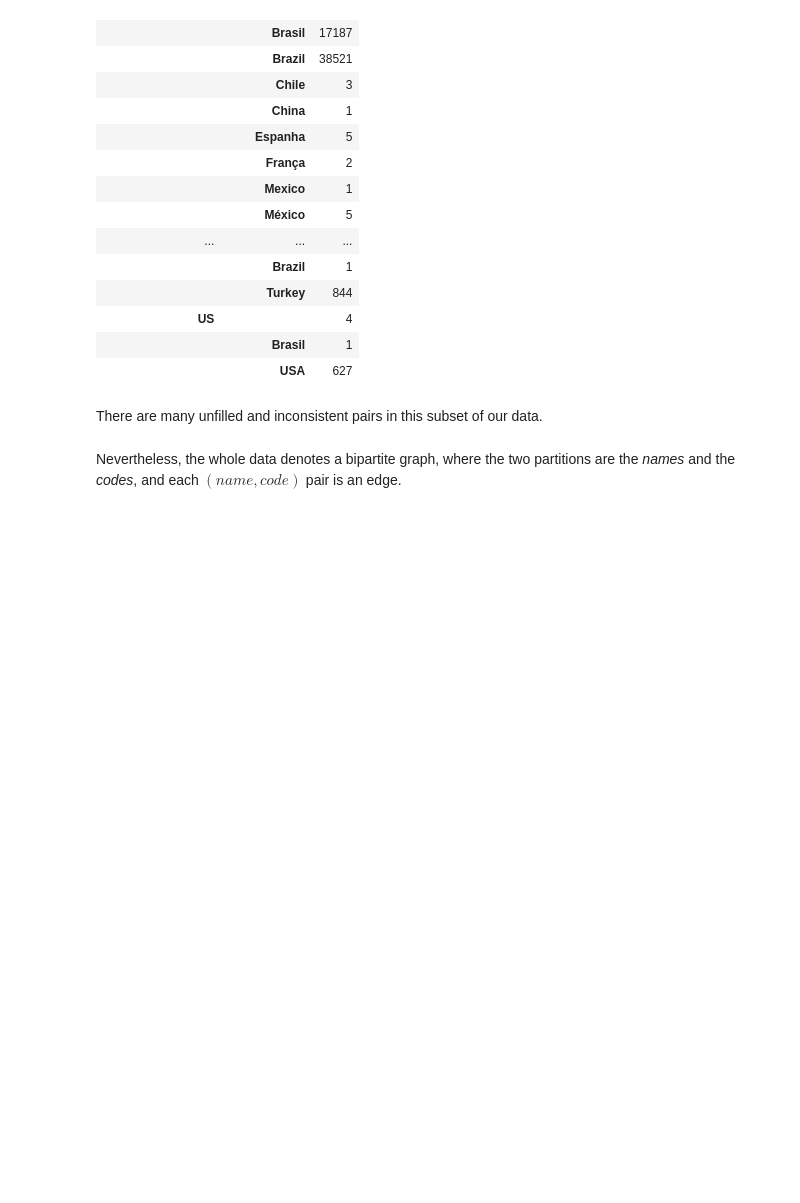
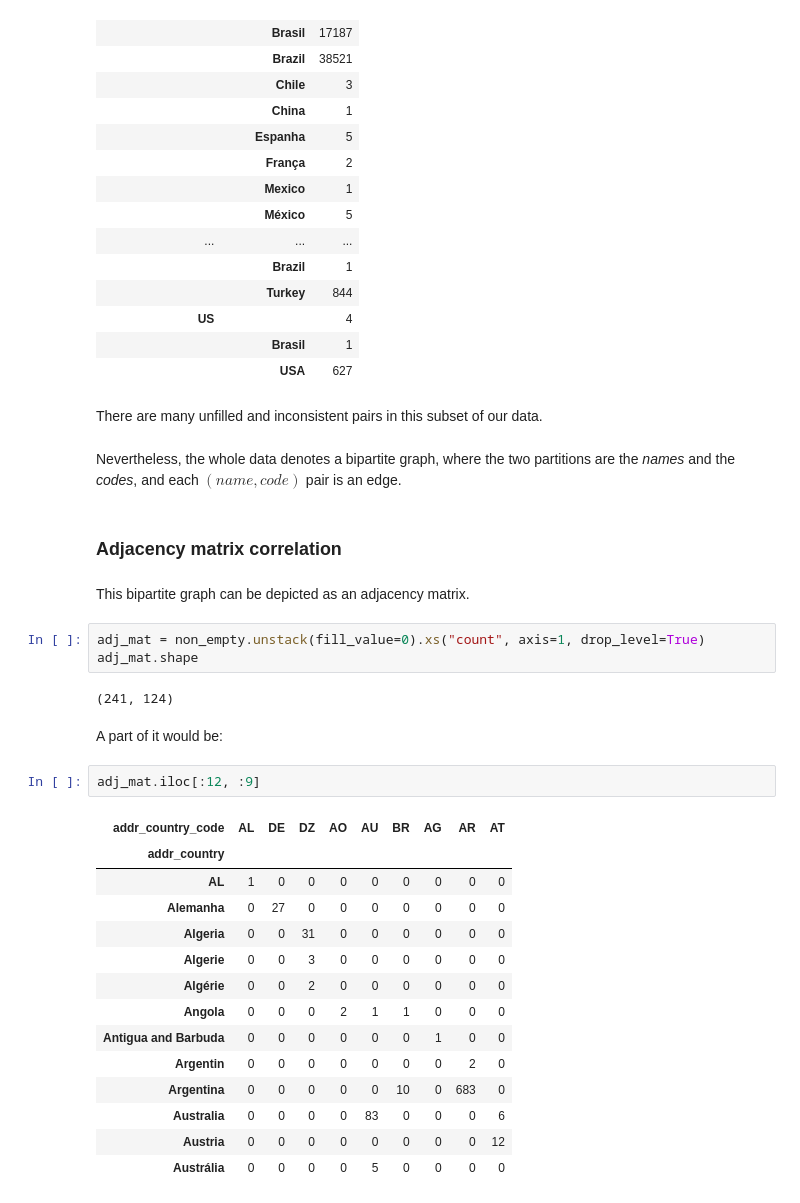
Before and after one commit to scieloorg/normalizations-experiments, a Jupyter notebook: experiments_2018-06_country.ipynb, the cells around one changed output. Saved outputs shown, nothing was run; the diff lists cells and outputs as text; blank space fills up the shorter version.

```diff
--- a/experiments_2018-06_country.ipynb
+++ b/experiments_2018-06_country.ipynb
@@ -325,3 +329,31 @@ There are many unfilled and inconsistent pairs in this subset of our data.
 Nevertheless, the whole data denotes a bipartite graph,
 where the two partitions are the *names* and the *codes*,
 and each $(name, code)$ pair is an edge.
+# %% [markdown]
+### Adjacency matrix correlation
+# %% [markdown]
+This bipartite graph can be depicted as an adjacency matrix.
+# %%
+adj_mat = non_empty.unstack(fill_value=0).xs("count", axis=1, drop_level=True)
+adj_mat.shape
+# %% [output]
+(241, 124)
+# %% [markdown]
+A part of it would be:
+# %%
+adj_mat.iloc[:12, :9]
+# %% [output]
+| addr_country_code | AL | DE | DZ | AO | AU | BR | AG | AR | AT |
+| addr_country |  |  |  |  |  |  |  |  |  |
+| AL | 1 | 0 | 0 | 0 | 0 | 0 | 0 | 0 | 0 |
+| Alemanha | 0 | 27 | 0 | 0 | 0 | 0 | 0 | 0 | 0 |
+| Algeria | 0 | 0 | 31 | 0 | 0 | 0 | 0 | 0 | 0 |
+| Algerie | 0 | 0 | 3 | 0 | 0 | 0 | 0 | 0 | 0 |
+| Algérie | 0 | 0 | 2 | 0 | 0 | 0 | 0 | 0 | 0 |
+| Angola | 0 | 0 | 0 | 2 | 1 | 1 | 0 | 0 | 0 |
+| Antigua and Barbuda | 0 | 0 | 0 | 0 | 0 | 0 | 1 | 0 | 0 |
+| Argentin | 0 | 0 | 0 | 0 | 0 | 0 | 0 | 2 | 0 |
+| Argentina | 0 | 0 | 0 | 0 | 0 | 10 | 0 | 683 | 0 |
+| Australia | 0 | 0 | 0 | 0 | 83 | 0 | 0 | 0 | 6 |
+| Austria | 0 | 0 | 0 | 0 | 0 | 0 | 0 | 0 | 12 |
+| Austrália | 0 | 0 | 0 | 0 | 5 | 0 | 0 | 0 | 0 |
```
Also changed, not shown: parts of 24 cells of this notebook.
